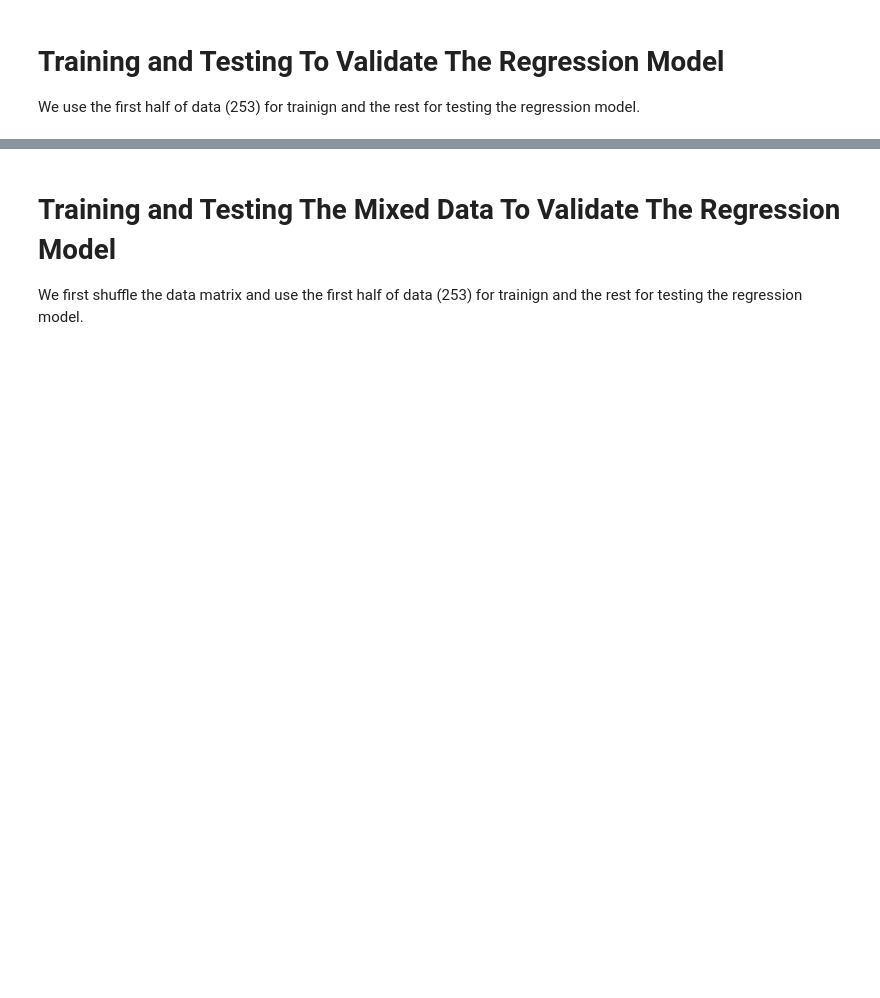
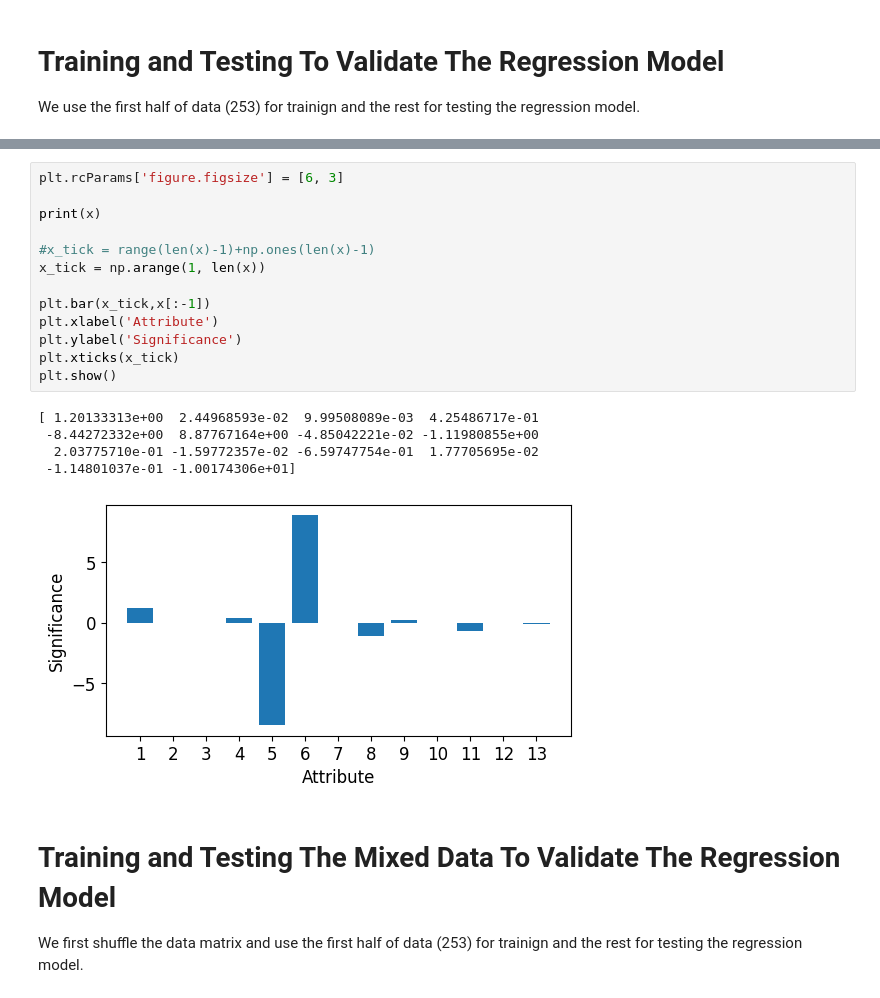
Before and after one commit to stephendyoung/MAE_5020_Spring_2025, a Jupyter notebook: 03_33_SVD_Linear_Regression.ipynb, the cells around one changed output, grey strips where cells are left out. Saved outputs shown, nothing was run; the diff lists cells and outputs as text; blank space fills up the shorter version.

```diff
--- a/03_33_SVD_Linear_Regression.ipynb
+++ b/03_33_SVD_Linear_Regression.ipynb
@@ -157,3 +192,22 @@ plt.show()
+# %%
+plt.rcParams['figure.figsize'] = [6, 3]
+
+print(x)
+
+#x_tick = range(len(x)-1)+np.ones(len(x)-1)
+x_tick = np.arange(1, len(x))
+
+plt.bar(x_tick,x[:-1])
+plt.xlabel('Attribute')
+plt.ylabel('Significance')
+plt.xticks(x_tick)
+plt.show()
+# %% [output]
+[ 1.20133313e+00  2.44968593e-02  9.99508089e-03  4.25486717e-01
+ -8.44272332e+00  8.87767164e+00 -4.85042221e-02 -1.11980855e+00
+  2.03775710e-01 -1.59772357e-02 -6.59747754e-01  1.77705695e-02
+ -1.14801037e-01 -1.00174306e+01]
+[figure, added]
 # %% [markdown]
 # Training and Testing The Mixed Data To Validate The Regression Model
 
```
Also changed, not shown: parts of 9 cells of this notebook.
